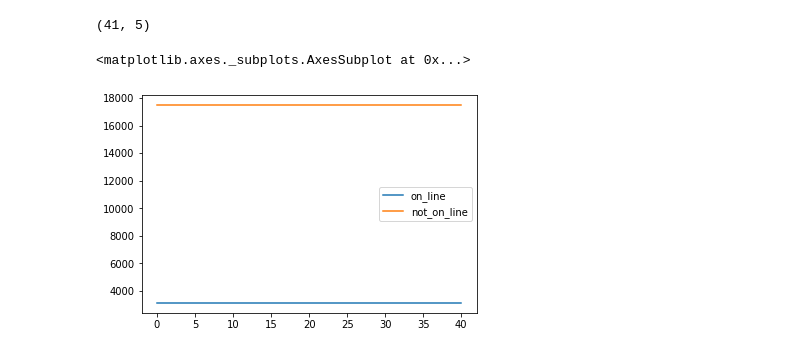
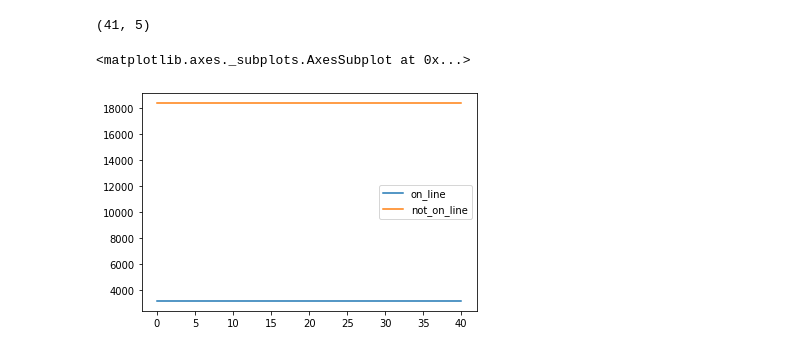
Before and after one commit to mannmoshe/image-processing, a Jupyter notebook: project/image_processing_project.ipynb, the cells around one changed output. Saved outputs shown, nothing was run; the diff lists cells and outputs as text; code cells hidden in the pictures.

```diff
--- a/project/image_processing_project.ipynb
+++ b/project/image_processing_project.ipynb
@@ -386,13 +380,17 @@ plt.imshow(data_a, cmap='hot', interpolation='nearest')
 plt.show()
 # %% [output]
 [figure]
+# %%
+df_a_s = df_a.sort_values(['x', 'y', 'timestamp'], ascending = [True, True, True])
+df_a_s['diff'] = df_a_s['polarity'] - df_a_s['polarity'].shift(1)
+df_a_s = df_a_s[df_a_s['diff'] == 1]
 # %%
 agg_a = []
-timestamps_filtered = [ts for ts in df_a['timestamp'].unique() if ts % 500 == 0]
+timestamps_filtered = [ts for ts in df_a_s['timestamp'].unique() if ts % 500 == 0]
 for ts in timestamps_filtered:
   count_d = {}
-  df_sub = df[df['timestamp'] == ts]
-  df_sub_dots = list(set(zip(df.x, df.y)))
+  df_sub = df_a_s[df_a_s['timestamp'] == ts]
+  df_sub_dots = list(set(zip(df_a_s.x, df_a_s.y)))
   sub_dots_not_on_line = list(set(df_sub_dots) - set(line_dots))
   n_dots_not_on_line = len(sub_dots_not_on_line)
   n_dots_on_line = len(list(set(line_dots) - set(sub_dots_not_on_line)))
@@ -448,13 +446,17 @@ plt.imshow(data_b, cmap='hot', interpolation='nearest')
 plt.show()
 # %% [output]
 [figure]
+# %%
+df_b_s = df_b.sort_values(['x', 'y', 'timestamp'], ascending = [True, True, True])
+df_b_s['diff'] = df_b_s['polarity'] - df_b_s['polarity'].shift(1)
+df_b_s = df_b_s[df_b_s['diff'] == 1]
 # %%
 agg_b = []
-timestamps_filtered = [ts for ts in df_b['timestamp'].unique() if ts % 500 == 0]
+timestamps_filtered = [ts for ts in df_b_s['timestamp'].unique() if ts % 500 == 0]
 for ts in timestamps_filtered:
   count_d = {}
-  df_sub = df[df['timestamp'] == ts]
-  df_sub_dots = list(set(zip(df.x, df.y)))
+  df_sub = df_b_s[df_b_s['timestamp'] == ts]
+  df_sub_dots = list(set(zip(df_b_s.x, df_b_s.y)))
   sub_dots_not_on_line = list(set(df_sub_dots) - set(line_dots))
   n_dots_not_on_line = len(sub_dots_not_on_line)
   n_dots_on_line = len(list(set(line_dots) - set(sub_dots_not_on_line)))
@@ -472,7 +474,7 @@ df_agg_b.shape
 # %% [output]
 (41, 5)
 # %%
-df_agg_b[['on_line', 'not_on_line']].plot.line()``
+df_agg_b[['on_line', 'not_on_line']].plot.line()
 # %% [output]
 <matplotlib.axes._subplots.AxesSubplot at 0x...>
-[figure, old version]
+[figure, new version]
```
Also changed, not shown: parts of 14 cells of this notebook.
